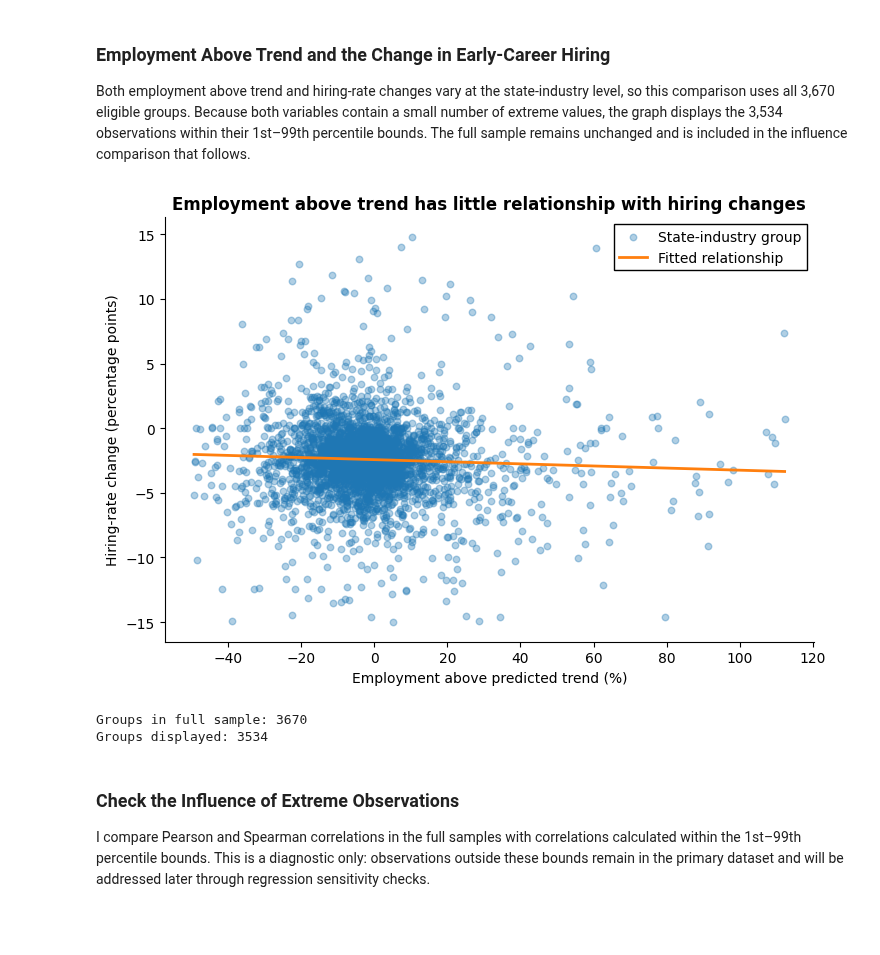
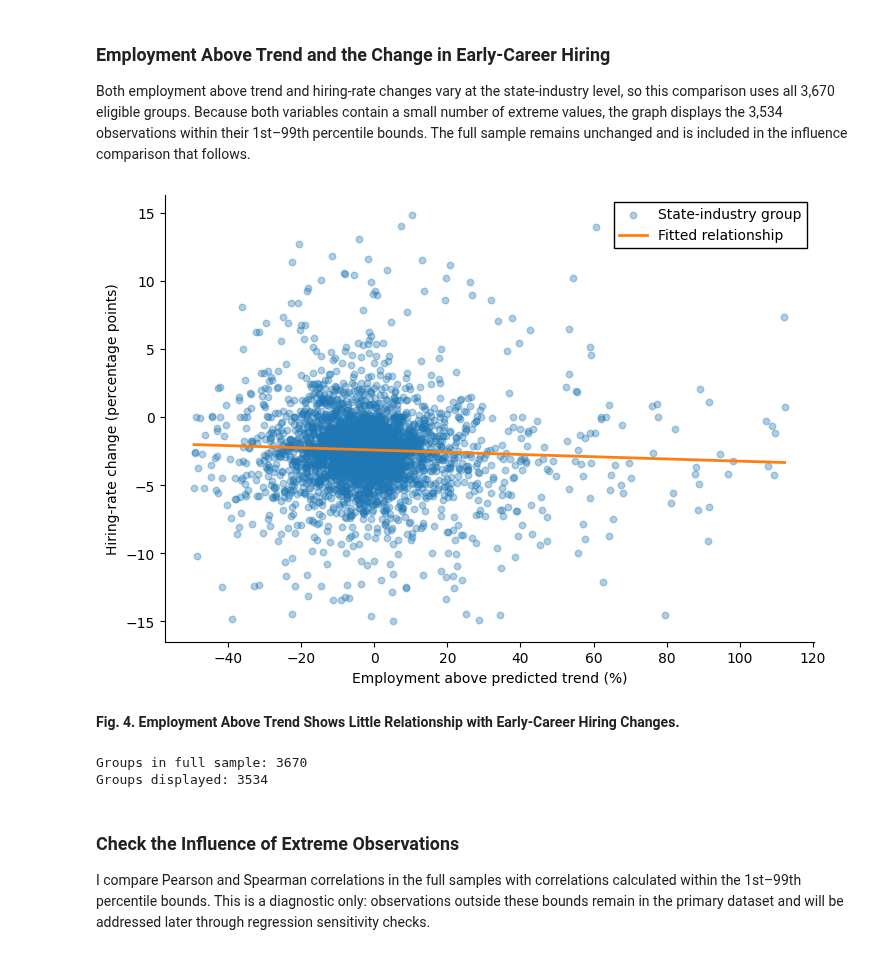
Before and after one commit to viet0901/senior-research, a Jupyter notebook: notebooks/01_research_analysis.ipynb, the cells around one changed output. Drawn from its saved outputs; the diff is of its cells as text; code cells hidden in the pictures; blank space fills up the shorter version.

```diff
--- a/notebooks/01_research_analysis.ipynb
+++ b/notebooks/01_research_analysis.ipynb
@@ -2061,42 +2052,44 @@ ax.plot(
     label="Fitted relationship",
 )
 
-ax.set_title(
-    "Employment above trend has little relationship with hiring changes",
-    fontweight="bold",
-)
 ax.set_xlabel("Employment above predicted trend (%)")
 ax.set_ylabel("Hiring-rate change (percentage points)")
 
 ax.spines["top"].set_visible(False)
 ax.spines["right"].set_visible(False)
 ax.legend(
     frameon=True,
     fancybox=False,
     framealpha=1,
     edgecolor="black",
     facecolor="white",
 )
 
 fig.tight_layout()
 
 trend_hiring_figure_path = (
     project_root
     / "figures"
     / "employment_trend_hiring_change.png"
 )
 fig.savefig(
     trend_hiring_figure_path,
     dpi=300,
     bbox_inches="tight",
 )
 
 plt.show()
+display(
+    Markdown(
+        "**Fig. 4. Employment Above Trend Shows Little Relationship with Early-Career Hiring Changes.**"
+    )
+)
 
 print("Groups in full sample:", len(descriptive_group_data))
 print("Groups displayed:", len(central_trend_data))
 # %% [output]
-[figure, old version]
+[figure, new version]
+**Fig. 4. Employment Above Trend Shows Little Relationship with Early-Career Hiring Changes.**
 Groups in full sample: 3670
 Groups displayed: 3534
 # %% [markdown]
```
Also changed, not shown: parts of 5 cells of this notebook, 5 other files.
